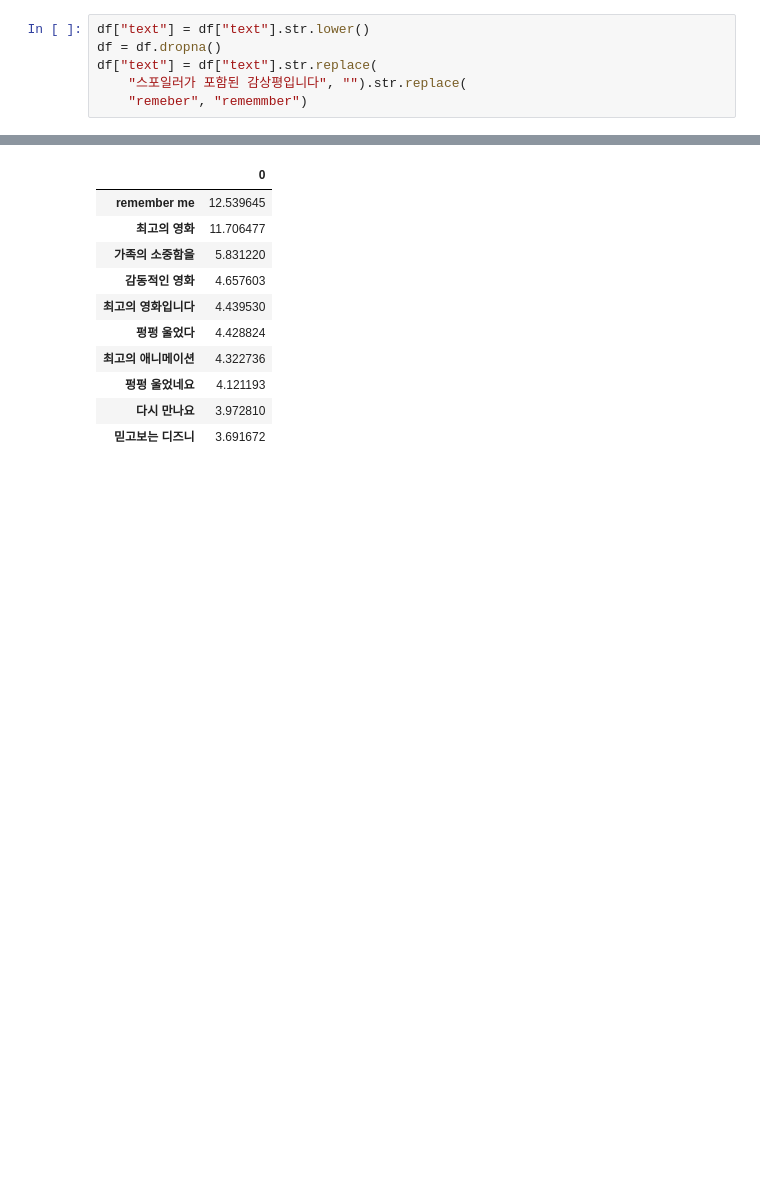
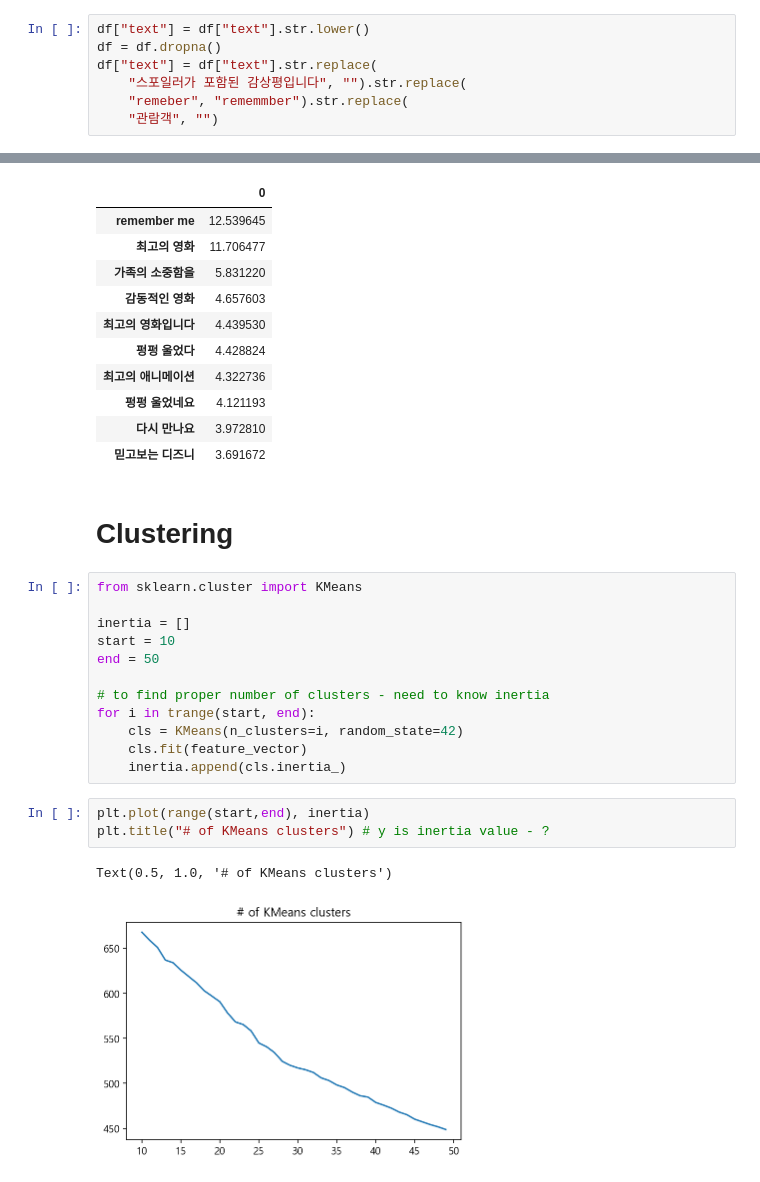
Before and after one commit to jdrae/data-visualization-practice, a Jupyter notebook: Comment analysis.ipynb, the cells around one changed output, grey strips where cells are left out. Cells and saved outputs as stored; diff of their text form; blank space fills up the shorter version.

Commit message:
clustering

```diff
--- a/Comment analysis.ipynb
+++ b/Comment analysis.ipynb
@@ -86,7 +90,8 @@ df["text"] = df["text"].str.lower()
 df = df.dropna()
 df["text"] = df["text"].str.replace(
     "스포일러가 포함된 감상평입니다", "").str.replace(
-    "remeber", "rememmber")
+    "remeber", "rememmber").str.replace(
+    "관람객", "")
 # %%
 search_keyword = ['감동', '사랑', '죽음', '울',
                   '할머니', '아이', '노래', '픽사',
@@ -269,3 +276,23 @@ df_tfidf_top.head(10)
 | 펑펑 울었네요 | 4.121193 |
 | 다시 만나요 | 3.972810 |
 | 믿고보는 디즈니 | 3.691672 |
+# %% [markdown]
+# Clustering
+# %%
+from sklearn.cluster import KMeans
+
+inertia = []
+start = 10
+end = 50
+
+# to find proper number of clusters - need to know inertia
+for i in trange(start, end):
+    cls = KMeans(n_clusters=i, random_state=42)
+    cls.fit(feature_vector)
+    inertia.append(cls.inertia_)
+# %%
+plt.plot(range(start,end), inertia)
+plt.title("# of KMeans clusters") # y is inertia value - ?
+# %% [output]
+Text(0.5, 1.0, '# of KMeans clusters')
+[figure, added]
```
Also changed, not shown: parts of 9 cells of this notebook.
